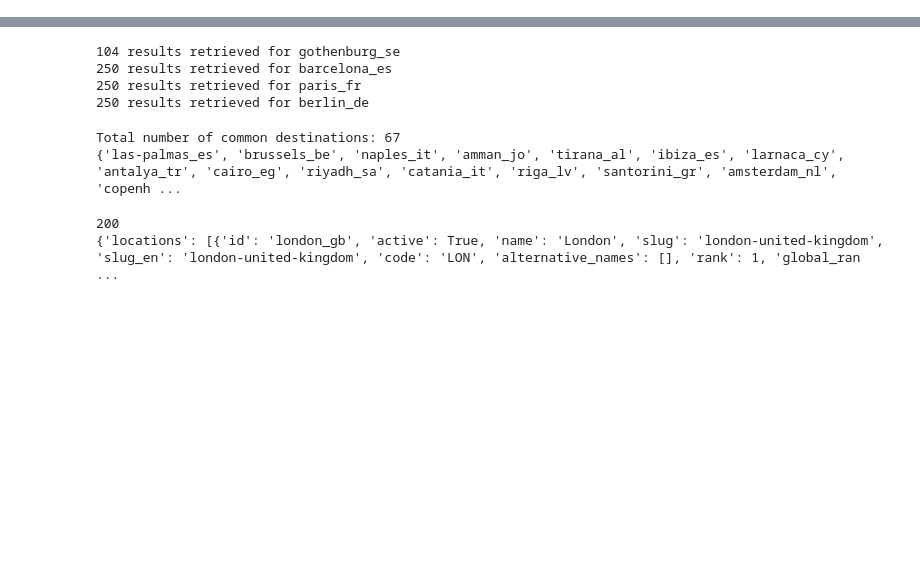
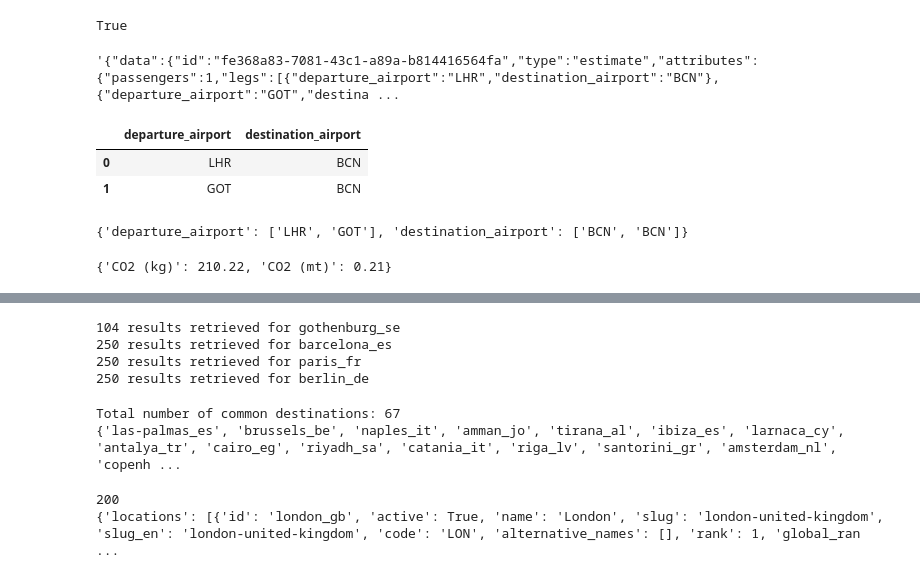
Before and after one commit to branchedelac/fly-me-to-the-mean, a Jupyter notebook: test_queries.ipynb, the cells around one changed output, grey strips where cells are left out. Drawn from its saved outputs; the diff is of its cells as text; code cells hidden in the pictures; blank space fills up the shorter version.

Commit message:
add co2 emission estimate

```diff
--- a/test_queries.ipynb
+++ b/test_queries.ipynb
@@ -3,3 +3,48 @@ import os
 import requests
 from dotenv import load_dotenv
 import pandas as pd
+load_dotenv()
+# %% [output]
+True
+# %%
+ci_key = os.environ.get("CARBON_INTERFACE_KEY")
+base_url = "https://www.carboninterface.com/api/v1"
+headers = {
+    "Content-Type": "application/json",
+    "Authorization": f"Bearer {ci_key}",
+}
+
+
+endpoint = f"{base_url}/estimates"
+body = {
+        "type": "flight",
+        "passengers": 1,
+        "legs": [
+            {"departure_airport": "LHR", "destination_airport": "BCN"},
+            {"departure_airport": "GOT", "destination_airport": "BCN"}
+        ],
+    }
+request = requests.post(endpoint, headers=headers, json=body)
+request.status_code
+request.text
+# %% [output]
+'{"data":{"id":"fe368a83-7081-43c1-a89a-b814416564fa","type":"estimate","attributes":{"passengers":1,"legs":[{"departure_airport":"LHR","destination_airport":"BCN"},{"departure_airport":"GOT","destina ...
+# %%
+trips = pd.DataFrame.from_dict([{"departure_airport": "LHR", "destination_airport": "BCN"},
+            {"departure_airport": "GOT, LHR, PAR", "destination_airport": "BCN"}])
+trips
+# %% [output]
+|  | departure_airport | destination_airport |
+| 0 | LHR | BCN |
+| 1 | GOT | BCN |
+# %%
+trips[""]
+# %% [output]
+{'departure_airport': ['LHR', 'GOT'], 'destination_airport': ['BCN', 'BCN']}
+# %%
+data = request.json()["data"]["attributes"]
+trip_emissions = {"CO2 (kg)": data["carbon_kg"],
+                  "CO2 (mt)": data["carbon_mt"]}
+trip_emissions
+# %% [output]
+{'CO2 (kg)': 210.22, 'CO2 (mt)': 0.21}
```
Also changed, not shown: parts of 10 cells of this notebook, 4 other files.
